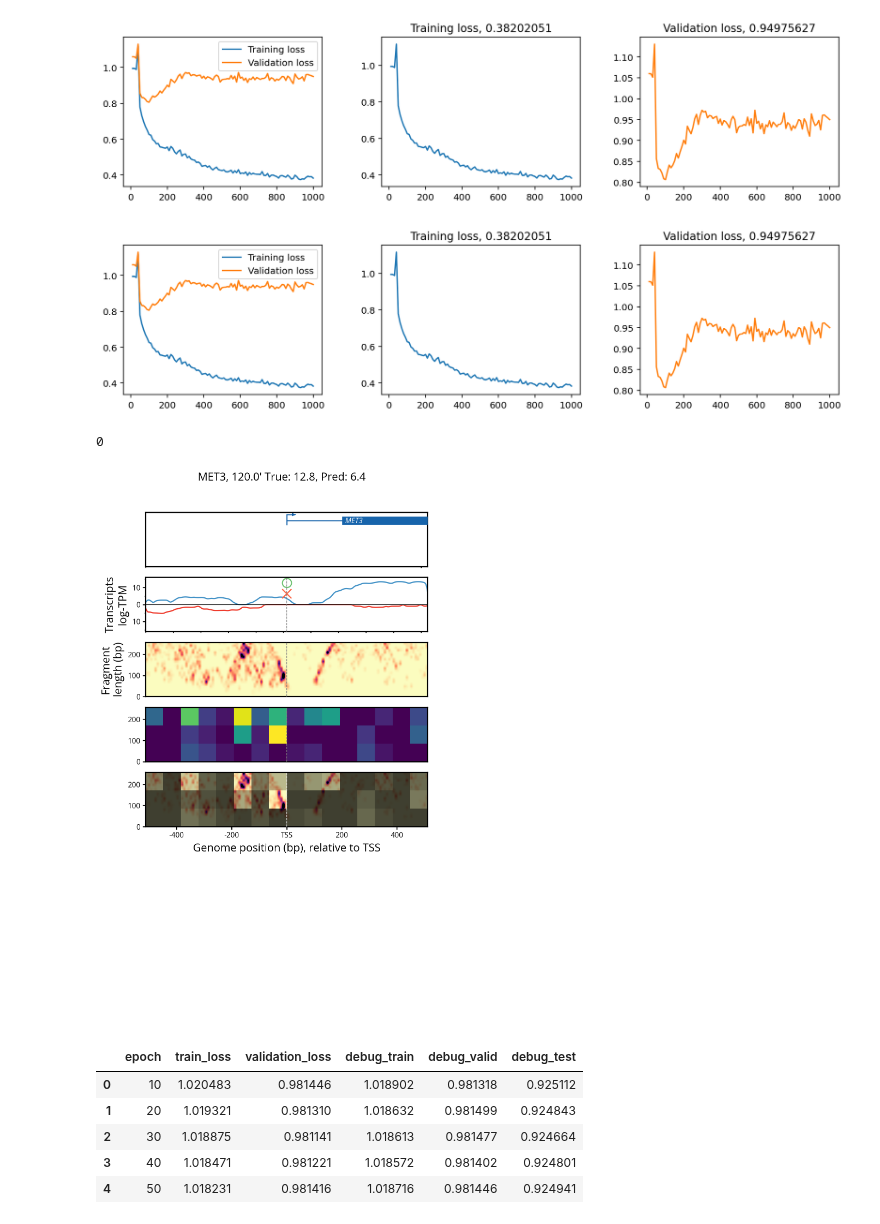
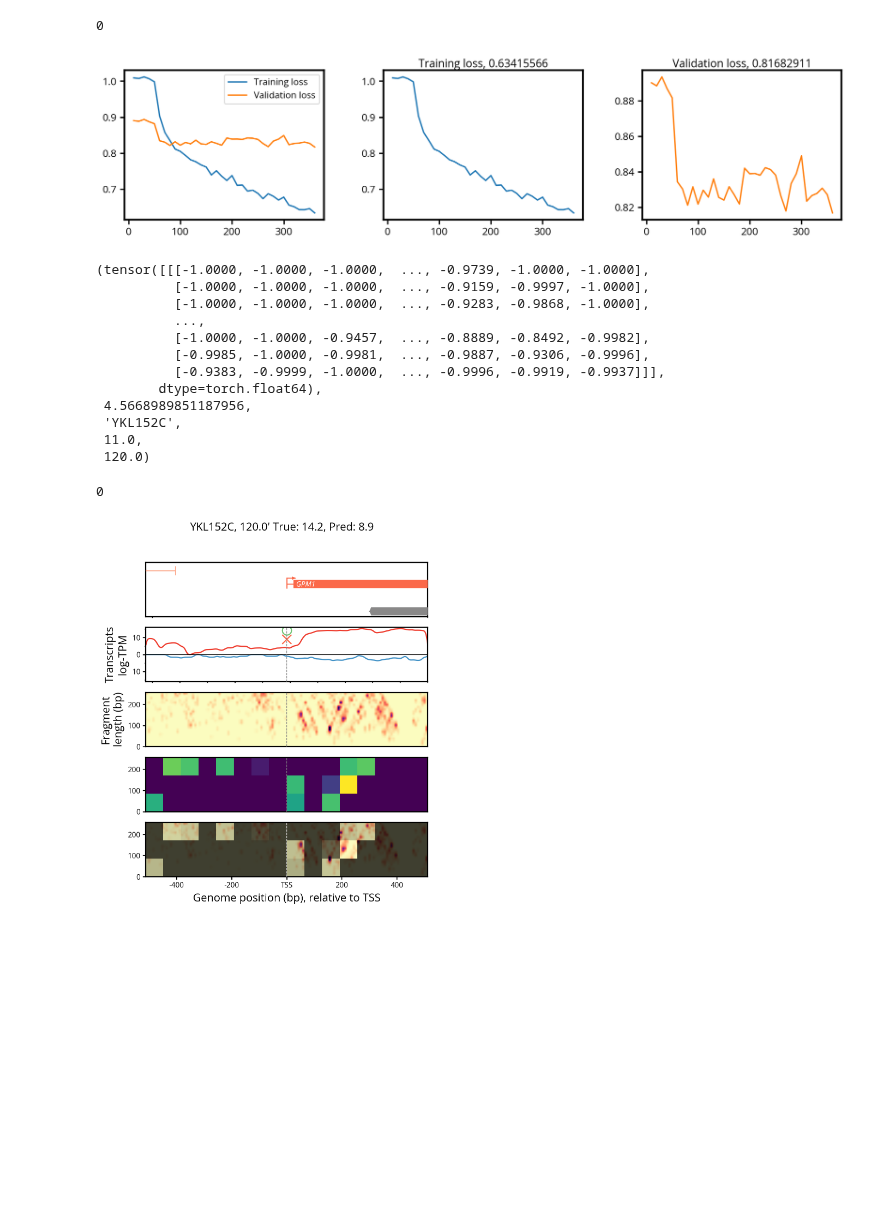
Before and after one commit to HarteminkLab/chromatin-transformers, a Jupyter notebook: Early validation stop analysis.ipynb, the cells around one changed output. Drawn from its saved outputs; the diff is of its cells as text; code cells hidden in the pictures; blank space fills up the shorter version.

```diff
--- a/Early validation stop analysis.ipynb
+++ b/Early validation stop analysis.ipynb
@@ -59,24 +61,42 @@ dataloader.save_indices('output/cell_cycle_24x128_random_orfs_simple_hybrid_2022
-# %%
-from src.vit_train import plot_loss_progress
-
-loss_df = pd.read_csv(trainer.loss_path)
-
-plot_loss_progress(loss_df.head(100), 100)
-# %% [output]
-[figure, removed]
-[figure, removed]
+# %%
+from src.vit_train import plot_loss_progress
+
+loss_df = pd.read_csv(trainer.loss_path)
+
+plot_loss_progress(loss_df.head(100), 100)
+0
+# %% [output]
+0
+[figure, added]
 # %%
 from src.rna_plotter import load_rna_plotter
 from src.orf_plotter import ORFAnnotationPlotter
 
 orf_plotter = ORFAnnotationPlotter()
 rna_plotter = load_rna_plotter()
+# %%
+np.argmax(dataloader.testloader.dataset[:][1])
+
+dataloader.testloader.dataset[2006]
+# %% [output]
+(tensor([[[-1.0000, -1.0000, -1.0000,  ..., -0.9739, -1.0000, -1.0000],
+          [-1.0000, -1.0000, -1.0000,  ..., -0.9159, -0.9997, -1.0000],
+          [-1.0000, -1.0000, -1.0000,  ..., -0.9283, -0.9868, -1.0000],
+          ...,
+          [-1.0000, -1.0000, -0.9457,  ..., -0.8889, -0.8492, -0.9982],
+          [-0.9985, -1.0000, -0.9981,  ..., -0.9887, -0.9306, -0.9996],
+          [-0.9383, -0.9999, -1.0000,  ..., -0.9996, -0.9919, -0.9937]]],
+        dtype=torch.float64),
+ 4.5668989851187956,
+ 'YKL152C',
+ 11.0,
+ 120.0)
 # %%
 from src.vit_viz import plot_gene_prediction
 
-plot_gene_prediction('MET3', 120.0, trainer.vit, trainer.dataloader.dataset,
+plot_gene_prediction('YKL152C', 120.0, trainer.vit, trainer.dataloader.dataset,
     orf_plotter=orf_plotter, rna_plotter=rna_plotter)
 0
 # %% [output]
 0
-[figure, old version]
+[figure, new version]
@@ -87,10 +102,0 @@ vit_data  = load_cd_data_24x128()
-# %%
-loss_df = pd.read_csv('output/complex_24x128_120_20220526_cf53/loss.csv')
-loss_df.head()
-# %% [output]
-|  | epoch | train_loss | validation_loss | debug_train | debug_valid | debug_test |
-| 0 | 10 | 1.020483 | 0.981446 | 1.018902 | 0.981318 | 0.925112 |
-| 1 | 20 | 1.019321 | 0.981310 | 1.018632 | 0.981499 | 0.924843 |
-| 2 | 30 | 1.018875 | 0.981141 | 1.018613 | 0.981477 | 0.924664 |
-| 3 | 40 | 1.018471 | 0.981221 | 1.018572 | 0.981402 | 0.924801 |
-| 4 | 50 | 1.018231 | 0.981416 | 1.018716 | 0.981446 | 0.924941 |
```
Also changed, not shown: parts of 11 cells of this notebook, 8 other files.
